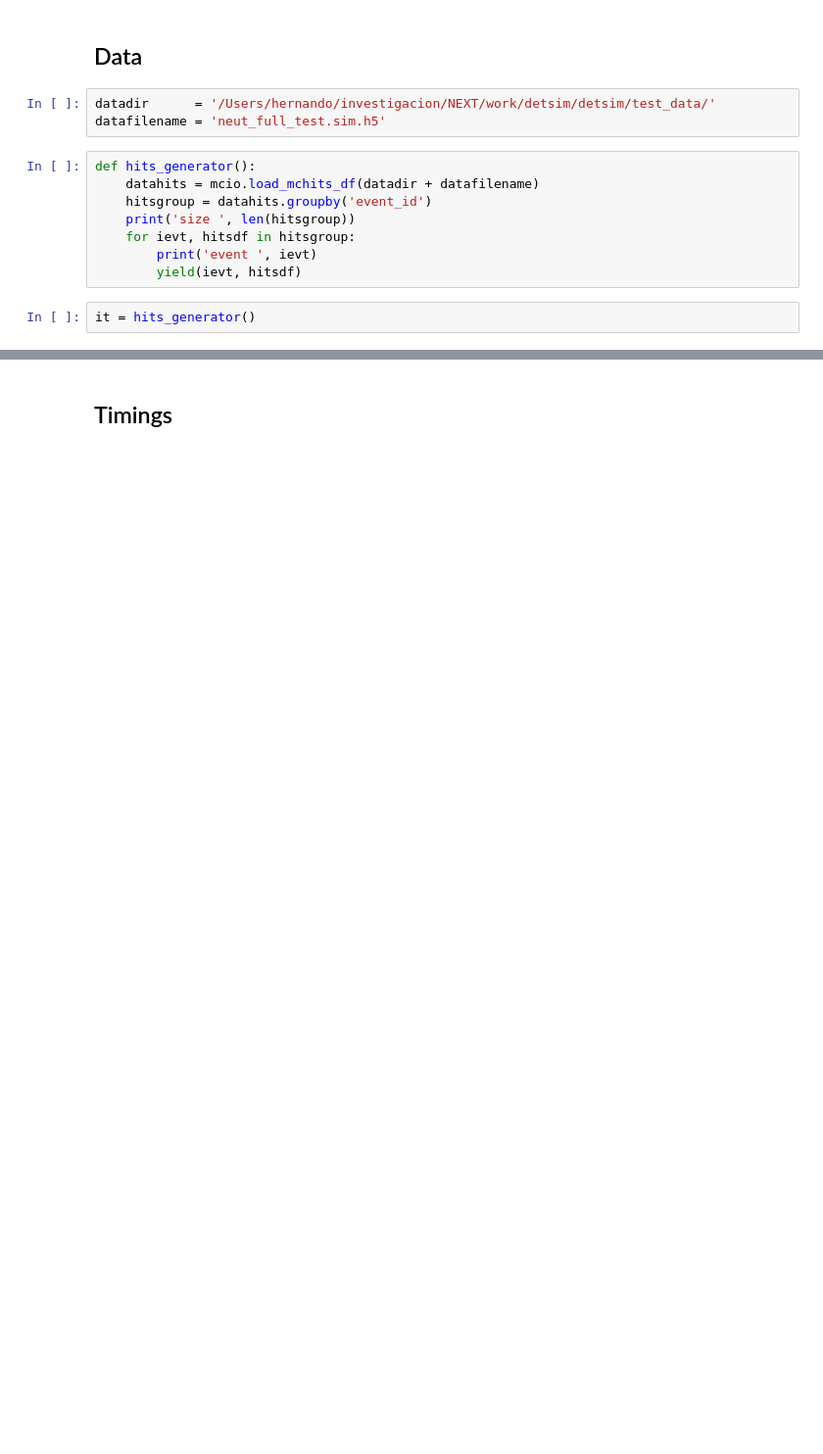
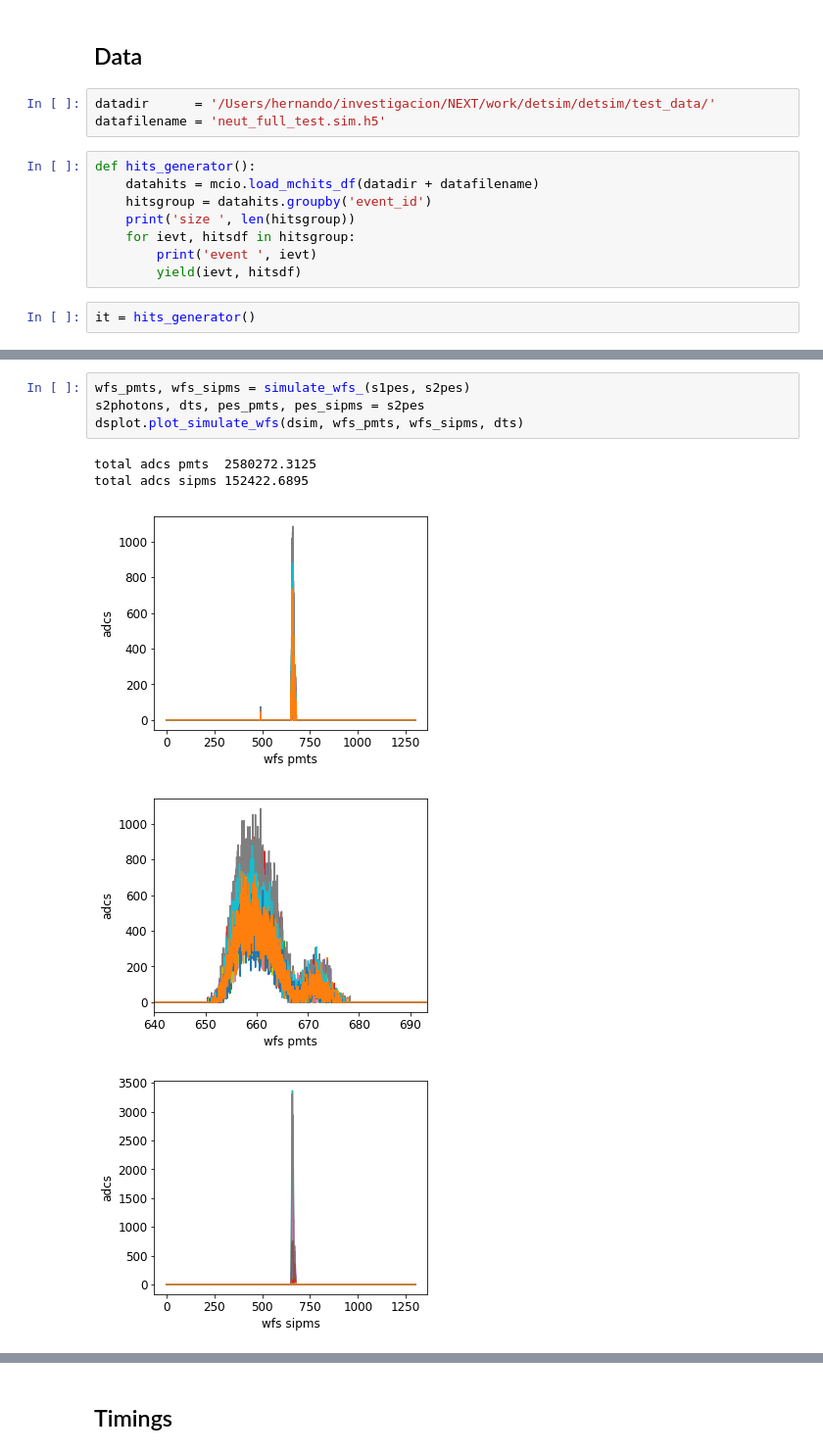
Before and after one commit to jahernando/ICAROSNB, a Jupyter notebook: JAH/detsim/detsim_city.ipynb, the cells around one changed output, grey strips where cells are left out. Shown at 98% size. Cells and saved outputs as stored; diff of their text form; blank space fills up the shorter version.

```diff
--- a/JAH/detsim/detsim_city.ipynb
+++ b/JAH/detsim/detsim_city.ipynb
@@ -237,0 +130,10 @@ if (plot): plot_wfs(wfs_pmts, wfs_sipms)
+# %%
+wfs_pmts, wfs_sipms = simulate_wfs_(s1pes, s2pes)
+s2photons, dts, pes_pmts, pes_sipms = s2pes
+dsplot.plot_simulate_wfs(dsim, wfs_pmts, wfs_sipms, dts)
+# %% [output]
+total adcs pmts  2580272.3125
+total adcs sipms 152422.6895
+[figure, added]
+[figure, added]
+[figure, added]
```
Also changed, not shown: parts of 37 cells of this notebook, 1 other file.
